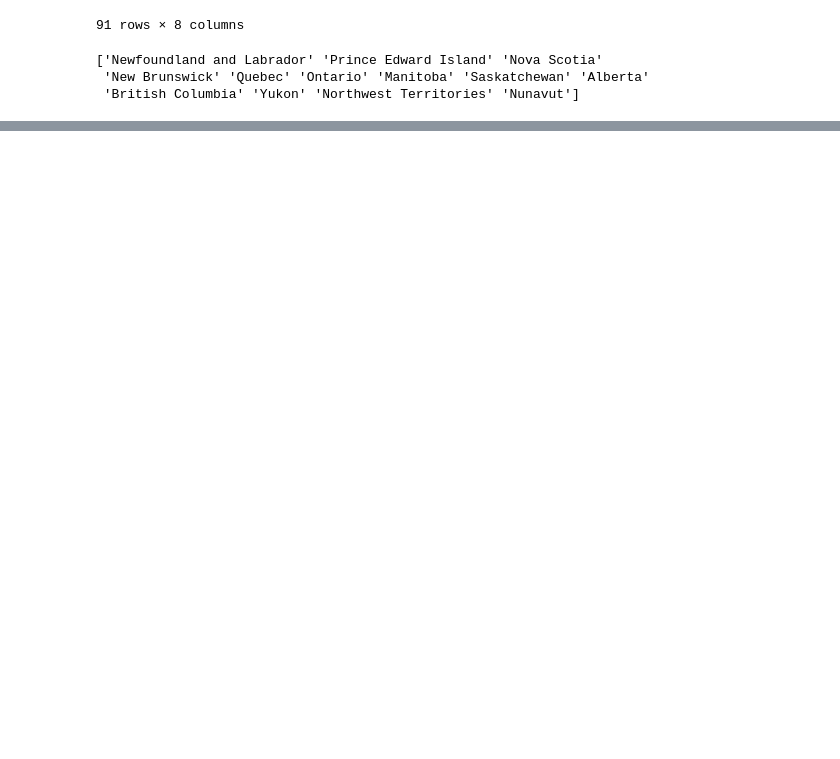
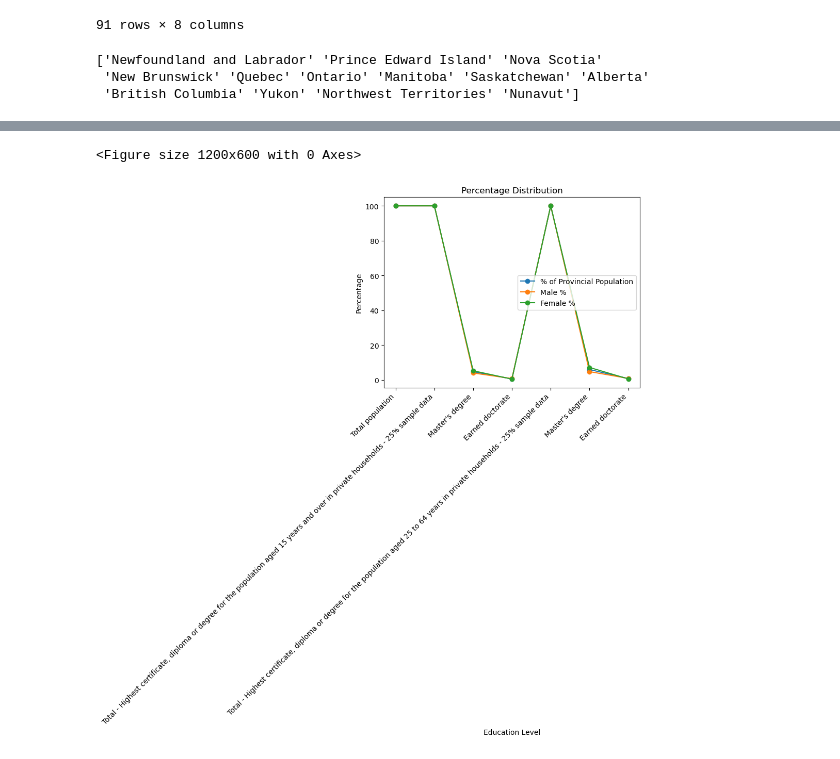
Before and after one commit to BehnooshNasri/project_one, a Jupyter notebook: behnoosh_analysis.ipynb, the cells around one changed output, grey strips where cells are left out. Saved outputs shown, nothing was run; the diff lists cells and outputs as text; code cells hidden in the pictures; blank space fills up the shorter version.

```diff
--- a/behnoosh_analysis.ipynb
+++ b/behnoosh_analysis.ipynb
@@ -64,0 +122,12 @@ dfs_by_province['Prince Edward Island']
+# %%
+# Line plot for % of Provincial Population, Male %, and Female %
+plt.figure(figsize=(12, 6))
+pei[['% of Provincial Population', 'Male %', 'Female %']].plot(kind='line', marker='o')
+plt.title('Percentage Distribution')
+plt.xlabel('Education Level')
+plt.ylabel('Percentage')
+plt.xticks(rotation=45, ha='right')
+plt.show()
+# %% [output]
+<Figure size 1200x600 with 0 Axes>
+[figure, added]
```
Also changed, not shown: parts of 6 cells of this notebook.
